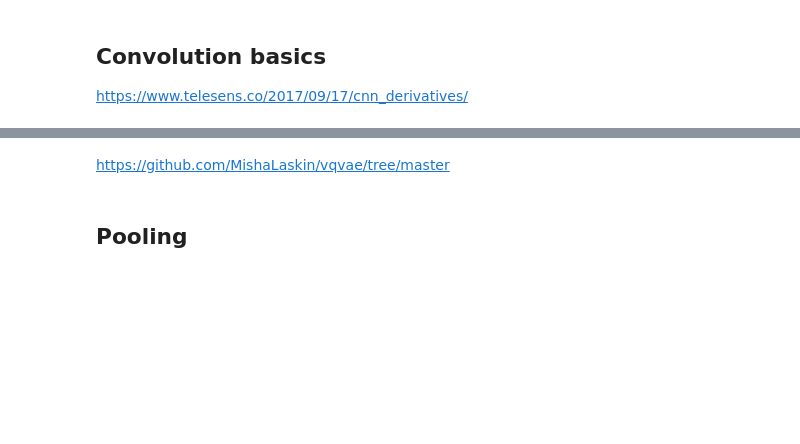
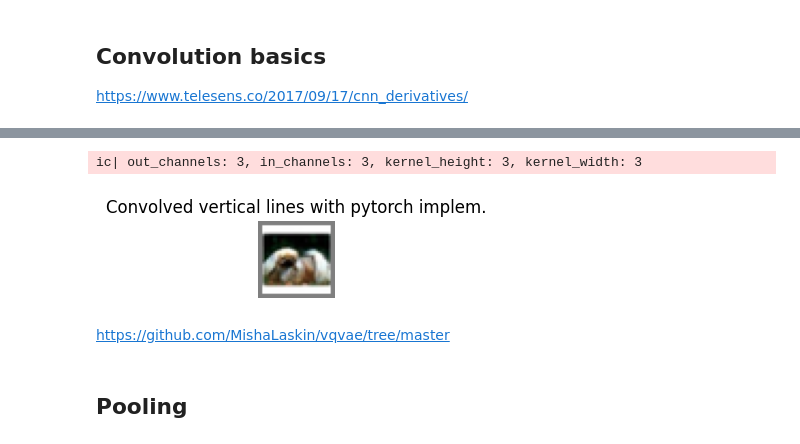
Before and after one commit to jean-kunz/cop_diffusion, a Jupyter notebook: nbks/convolution_101.ipynb, the cells around one changed output, grey strips where cells are left out. Cells and saved outputs as stored; diff of their text form; code cells hidden in the pictures; blank space fills up the shorter version.

```diff
--- a/nbks/convolution_101.ipynb
+++ b/nbks/convolution_101.ipynb
@@ -199,0 +264,32 @@ Clipping input data to the valid range for imshow with RGB data ([0..1] for floa
+# %%
+
+kernel_weight = laplacian_kernel
+batch_size, in_channels, in_height, in_width = x.shape
+out_channels, in_channels, kernel_height, kernel_width = kernel_weight.shape
+ic(out_channels, in_channels, kernel_height,kernel_width)
+# Calculate output dimensions
+out_height = (in_height - kernel_height) // stride + 1
+out_width = (in_width - kernel_width) // stride + 1
+
+# # Extract sliding local blocks
+input_unfolded = x.unfold(2, kernel_height, stride).unfold(3, kernel_width, stride)
+# input_unfolded = input_unfolded.contiguous().view(batch_size, in_channels, -1, kernel_height * kernel_width)
+# input_unfolded = input_unfolded.permute(0, 2, 1, 3)
+
+# # Reshape weight tensor
+# weight_reshaped = weight.view(out_channels, -1).t()
+
+# # Perform matrix multiplication and add bias
+# output = torch.matmul(input_unfolded, weight_reshaped)
+# output = output.permute(0, 2, 1).view(batch_size, out_channels, out_height, out_width)
+
+# if bias is not None:
+#     output += bias.view(1, -1, 1, 1)
+
+
+
+#output = vectorized_conv2d(x, laplacian_kernel, stride=stride )
+show_image(x, "Convolved vertical lines with pytorch implem.")
+# %% [output]
+ic| out_channels: 3, in_channels: 3, kernel_height: 3, kernel_width: 3
+[figure, added]
```
Also changed, not shown: parts of 14 cells of this notebook.
